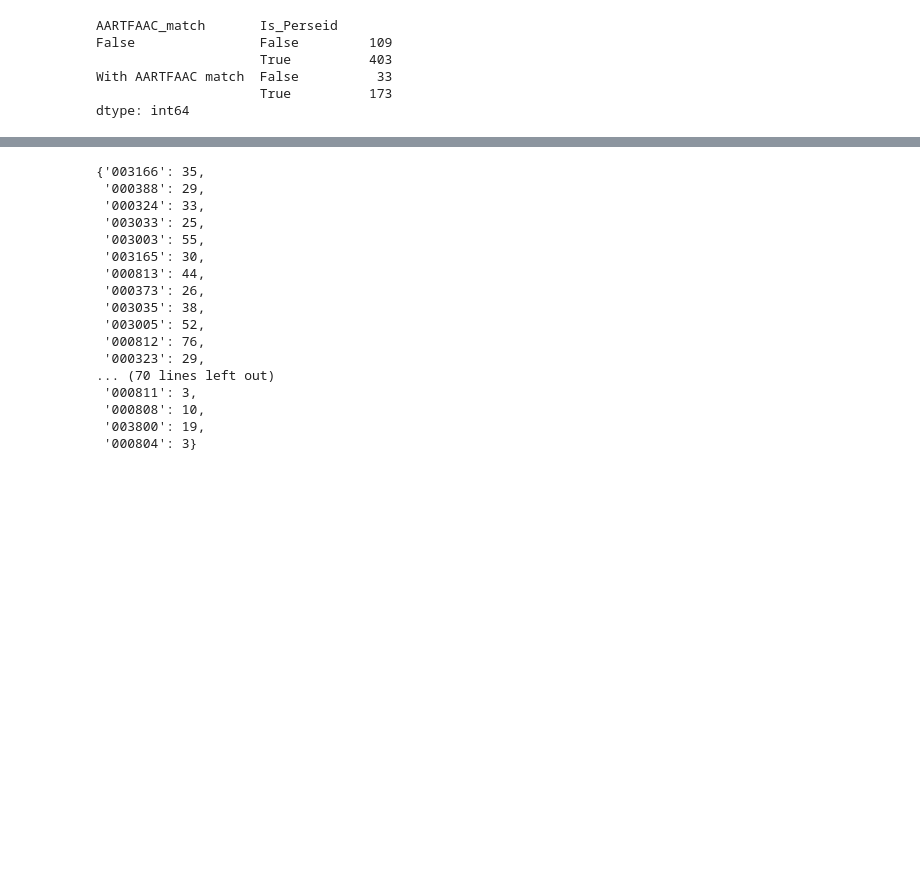
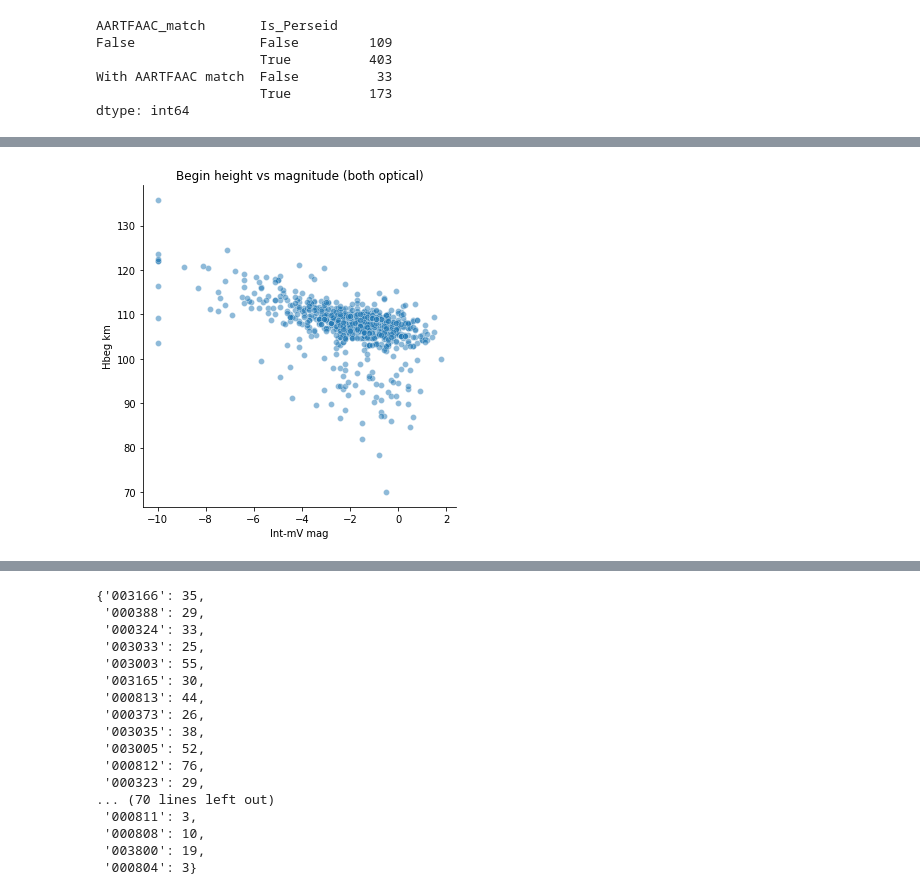
Before and after one commit to tammojan/perseids2020, a Jupyter notebook: explore_perseids.ipynb, the cells around one changed output, grey strips where cells are left out. Cells and saved outputs as stored; diff of their text form; code cells hidden in the pictures; blank space fills up the shorter version.

```diff
--- a/explore_perseids.ipynb
+++ b/explore_perseids.ipynb
@@ -198,0 +200,7 @@ plt.ylim(0, 150);
+# %%
+camsdata.loc[camsdata["Int-mV mag"] < -10, "Int-mV mag"] = -10
+fg = sns.relplot(x="Int-mV mag", y="Hbeg km", data=camsdata, alpha=0.5)
+ax = fg.axes[0, 0]
+ax.set_title("Begin height vs magnitude (both optical)");
+# %% [output]
+[figure, added]
```
Also changed, not shown: parts of 20 cells of this notebook.
